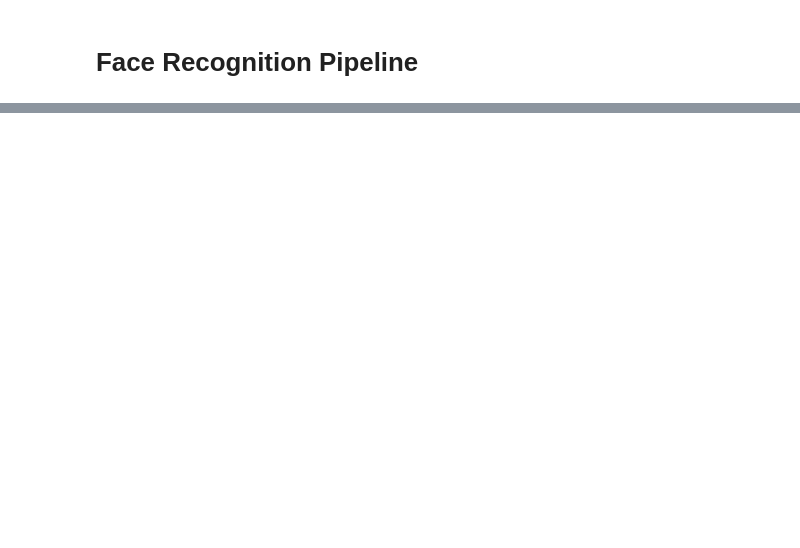
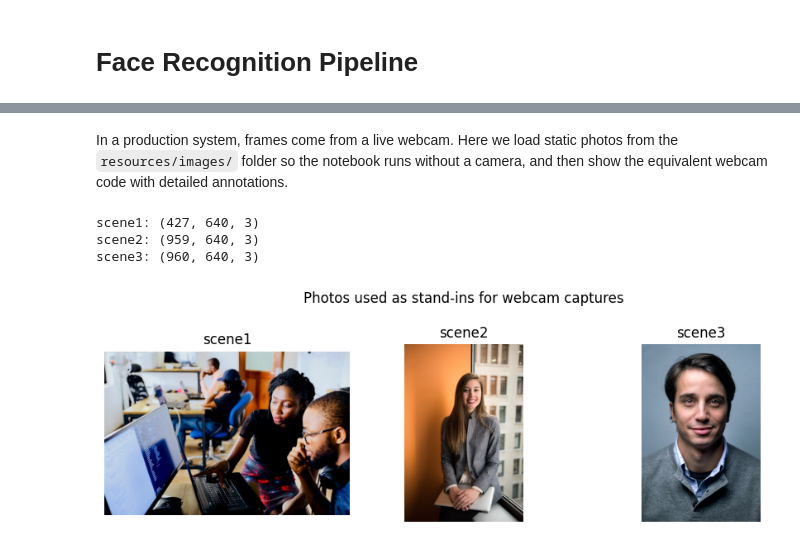
Before and after one commit to avidaldo/computer-vision, a Jupyter notebook: 3-embeddings/face_recognition_pipeline.ipynb, the cells around one changed output, grey strips where cells are left out. Saved outputs shown, nothing was run; the diff lists cells and outputs as text; code cells hidden in the pictures; blank space fills up the shorter version.

```diff
--- a/3-embeddings/face_recognition_pipeline.ipynb
+++ b/3-embeddings/face_recognition_pipeline.ipynb
@@ -70,49 +31,35 @@ In the full project this logic lives in `authentication.py → capture_student_a
+# %% [markdown]
+In a production system, frames come from a live webcam.
+Here we load static photos from the `resources/images/` folder so the notebook runs without a camera,
+and then show the equivalent webcam code with detailed annotations.
+# %%
+import cv2
+import numpy as np
+from pathlib import Path
+import matplotlib.pyplot as plt
+from PIL import Image
+
+IMG_DIR = Path('../resources/images')
+names = ['scene1', 'scene2', 'scene3']
+
+face_images = {name: cv2.imread(str(IMG_DIR / f'{name}.jpg')) for name in names}
+
+for name, img in face_images.items():
+    assert img is not None, f'Could not load {IMG_DIR / name}.jpg'
+    print(f'{name}: {img.shape}')
+# %% [output]
+scene1: (427, 640, 3)
+scene2: (959, 640, 3)
+scene3: (960, 640, 3)
 # %%
-# ⚠️ REFERENCE ONLY — requires webcam + GUI display
-# This is the pattern used by computer-vision/implementation/src/authentication.py
-
-def capture_faces_from_webcam(n_captures: int = 5) -> list[np.ndarray]:
-    captures = []
-    cap = cv2.VideoCapture(0)  # 0 = first camera
-
-    while len(captures) < n_captures:
-        ret, frame = cap.read()
-        if not ret:
-            break
-
-        # Quality check 1: brightness
-        # A mean pixel value outside 50–200 means too dark or overexposed.
-        brightness = frame.mean()
-        if not (50 < brightness < 200):
-            cv2.putText(frame, 'Bad lighting!', (10, 30),
-                        cv2.FONT_HERSHEY_SIMPLEX, 1, (0, 0, 255), 2)
-            cv2.imshow('Capture', frame)
-            cv2.waitKey(100)
-            continue
-
-        # Quality check 2: blur (Laplacian variance)
-        # A blurry frame has low variation in second derivative.
-        # Threshold of 100 is a typical rule of thumb.
-        gray = cv2.cvtColor(frame, cv2.COLOR_BGR2GRAY)
-        blur_score = cv2.Laplacian(gray, cv2.CV_64F).var()
-        if blur_score < 100:
-            cv2.putText(frame, 'Too blurry!', (10, 30),
-                        cv2.FONT_HERSHEY_SIMPLEX, 1, (0, 0, 255), 2)
-            cv2.imshow('Capture', frame)
-            cv2.waitKey(100)
-            continue
-
-        captures.append(frame.copy())
-        cv2.putText(frame, f'Captured {len(captures)}/{n_captures}', (10, 30),
-                    cv2.FONT_HERSHEY_SIMPLEX, 1, (0, 255, 0), 2)
-        cv2.imshow('Capture', frame)
-        cv2.waitKey(500)  # brief pause between captures
-
-    # Releases the camera so other applications can use it.
-    cap.release()
-    # Closes all GUI windows created by cv2.imshow().
-    cv2.destroyAllWindows()
-    return captures
-
-# _ = capture_faces_from_webcam()
+fig, axes = plt.subplots(1, 3, figsize=(9, 3))
+for ax, name in zip(axes, names):
+    ax.imshow(cv2.cvtColor(face_images[name], cv2.COLOR_BGR2RGB))
+    ax.set_title(name)
+    ax.axis('off')
+plt.suptitle('Photos used as stand-ins for webcam captures')
+plt.tight_layout()
+plt.show()
+# %% [output]
+[figure, added]
 # %% [markdown]
```
Also changed, not shown: parts of 47 cells of this notebook, 5 other files.
